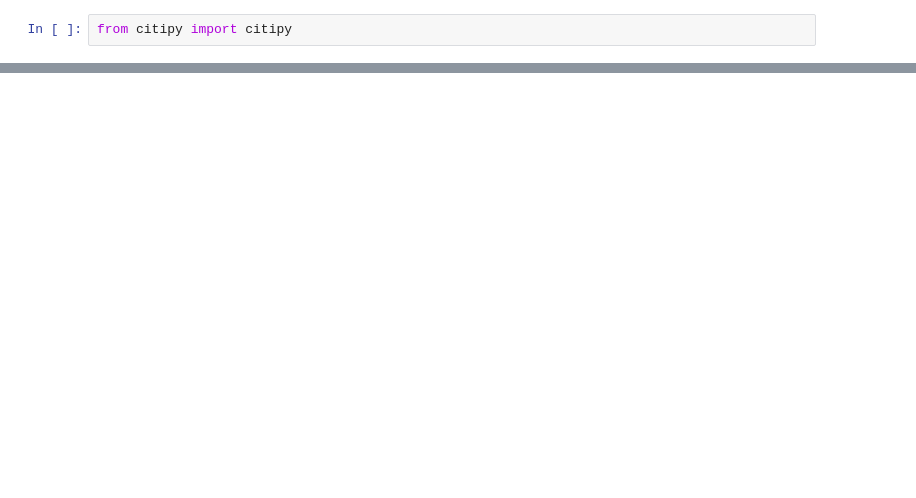
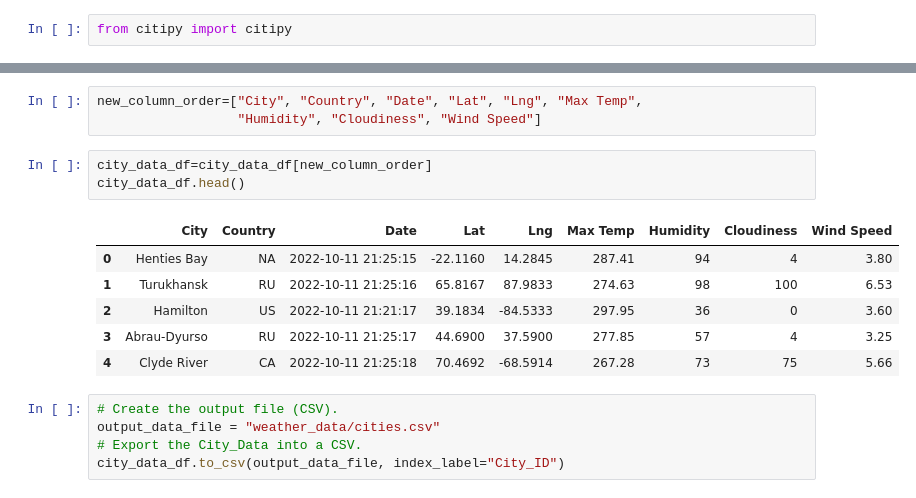
Before and after one commit to RexBas90/World_Weather_Analysis, a Jupyter notebook: WeatherPy.ipynb, the cells around one changed output, grey strips where cells are left out. Drawn from its saved outputs; the diff is of its cells as text; blank space fills up the shorter version.

```diff
--- a/WeatherPy.ipynb
+++ b/WeatherPy.ipynb
@@ -55,0 +171,18 @@ len(cities)
+# %%
+new_column_order=["City", "Country", "Date", "Lat", "Lng", "Max Temp",
+                  "Humidity", "Cloudiness", "Wind Speed"]
+# %%
+city_data_df=city_data_df[new_column_order]
+city_data_df.head()
+# %% [output]
+|  | City | Country | Date | Lat | Lng | Max Temp | Humidity | Cloudiness | Wind Speed |
+| 0 | Henties Bay | NA | 2022-10-11 21:25:15 | -22.1160 | 14.2845 | 287.41 | 94 | 4 | 3.80 |
+| 1 | Turukhansk | RU | 2022-10-11 21:25:16 | 65.8167 | 87.9833 | 274.63 | 98 | 100 | 6.53 |
+| 2 | Hamilton | US | 2022-10-11 21:21:17 | 39.1834 | -84.5333 | 297.95 | 36 | 0 | 3.60 |
+| 3 | Abrau-Dyurso | RU | 2022-10-11 21:25:17 | 44.6900 | 37.5900 | 277.85 | 57 | 4 | 3.25 |
+| 4 | Clyde River | CA | 2022-10-11 21:25:18 | 70.4692 | -68.5914 | 267.28 | 73 | 75 | 5.66 |
+# %%
+# Create the output file (CSV).
+output_data_file = "weather_data/cities.csv"
+# Export the City_Data into a CSV.
+city_data_df.to_csv(output_data_file, index_label="City_ID")
```
Also changed, not shown: parts of 7 cells of this notebook, 2 other files.
